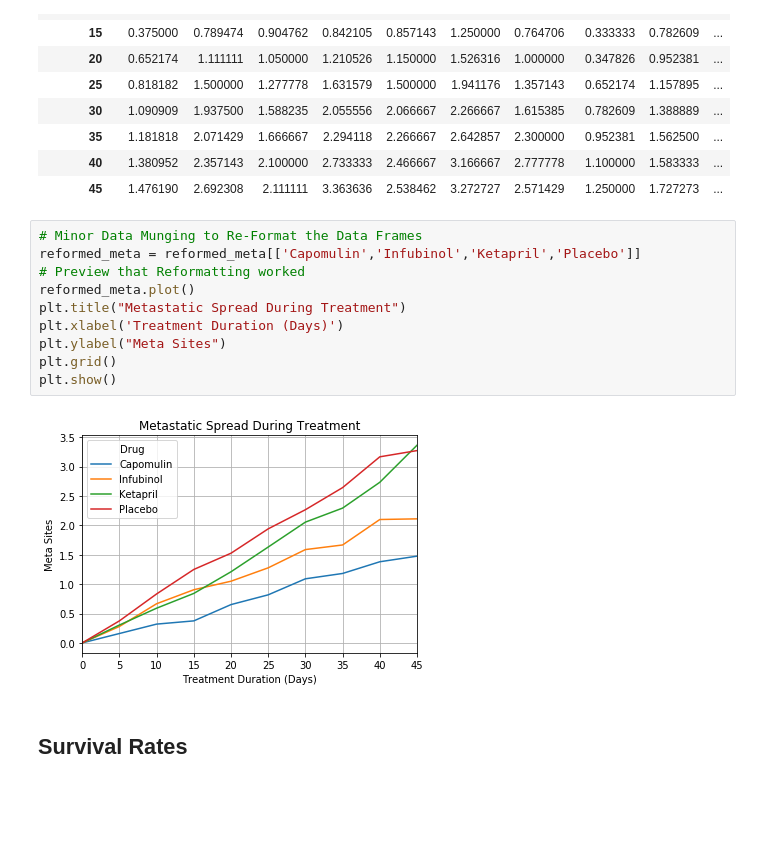
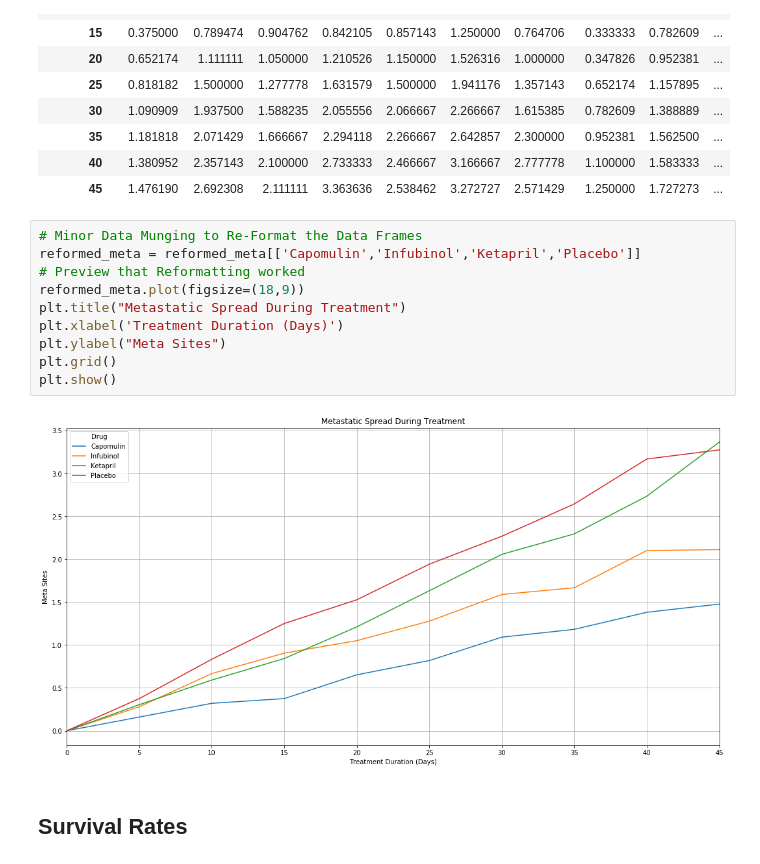
Before and after one commit to mtbulut/matplotlib-challenge_memet, a Jupyter notebook: Pymaceuticals/pymaceuticals_starter-Copy1.ipynb, the cells around one changed output. Drawn from its saved outputs; the diff is of its cells as text; blank space fills up the shorter version.

```diff
--- a/Pymaceuticals/pymaceuticals_starter-Copy1.ipynb
+++ b/Pymaceuticals/pymaceuticals_starter-Copy1.ipynb
@@ -228,15 +228,15 @@ reformed_meta
 # %%
 # Minor Data Munging to Re-Format the Data Frames
 reformed_meta = reformed_meta[['Capomulin','Infubinol','Ketapril','Placebo']]
 # Preview that Reformatting worked
-reformed_meta.plot()
+reformed_meta.plot(figsize=(18,9))
 plt.title("Metastatic Spread During Treatment")
 plt.xlabel('Treatment Duration (Days)')
 plt.ylabel("Meta Sites")
 plt.grid()
 plt.show()
 # %% [output]
-[figure, old version]
+[figure, new version]
 # %% [markdown]
 ## Survival Rates
 # %%
```
Also changed, not shown: parts of 2 cells of this notebook.
